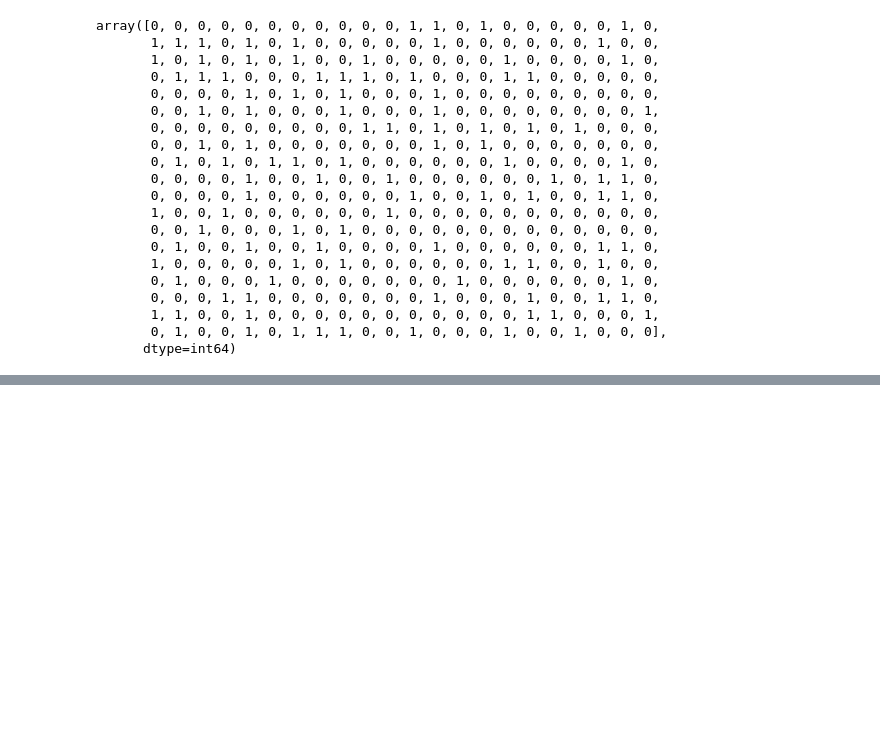
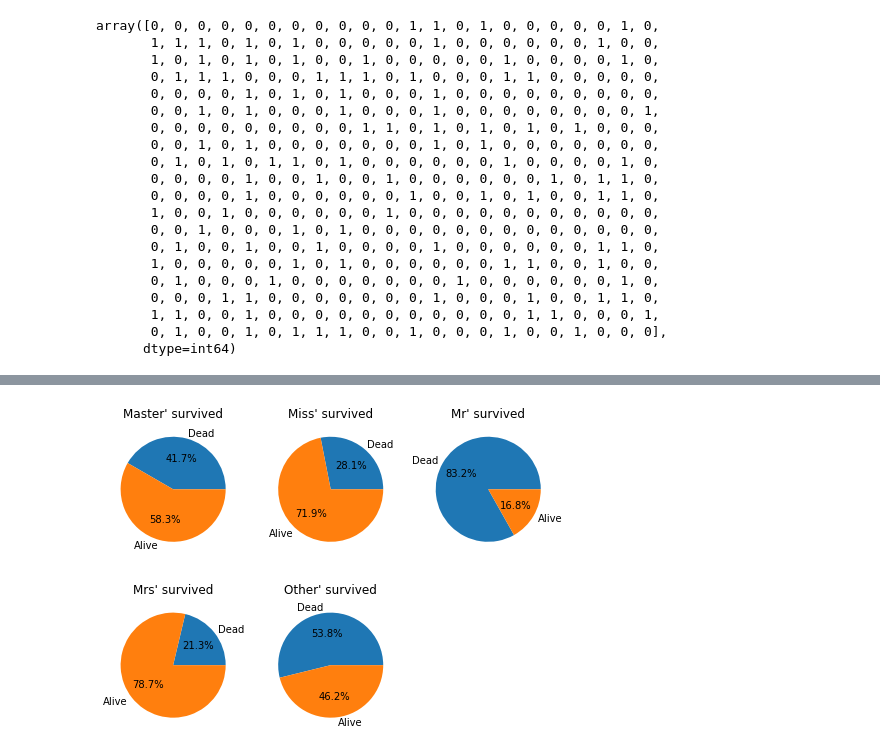
Before and after one commit to Chulwoong-Oh/ML01, a Jupyter notebook: decision_tree_r1.ipynb, the cells around one changed output, grey strips where cells are left out. Cells and saved outputs as stored; diff of their text form; code cells hidden in the pictures; blank space fills up the shorter version.

```diff
--- a/decision_tree_r1.ipynb
+++ b/decision_tree_r1.ipynb
@@ -150,0 +144,3 @@ Name: Age, Length: 714, dtype: int32
+# %%
+titanic_train['Title'] = titanic_train.Name.str.extract(' ([A-Za-z]+)\.')
+titanic_train['Title'].value_counts()
@@ -150,0 +166,7 @@ Name: Age, Length: 714, dtype: int32
+# %%
+ltitle = ['Mr', 'Miss', 'Mrs', 'Master', 'Other']
+titanic_train['Title'] = np.where(titanic_train['Title'].isin(ltitle), titanic_train['Title'], 'Other')
+# %%
+c = rawstack.show_pie_chart(titanic_train, 'Title')
+# %% [output]
+[figure, added]
```
Also changed, not shown: parts of 4 cells of this notebook.
